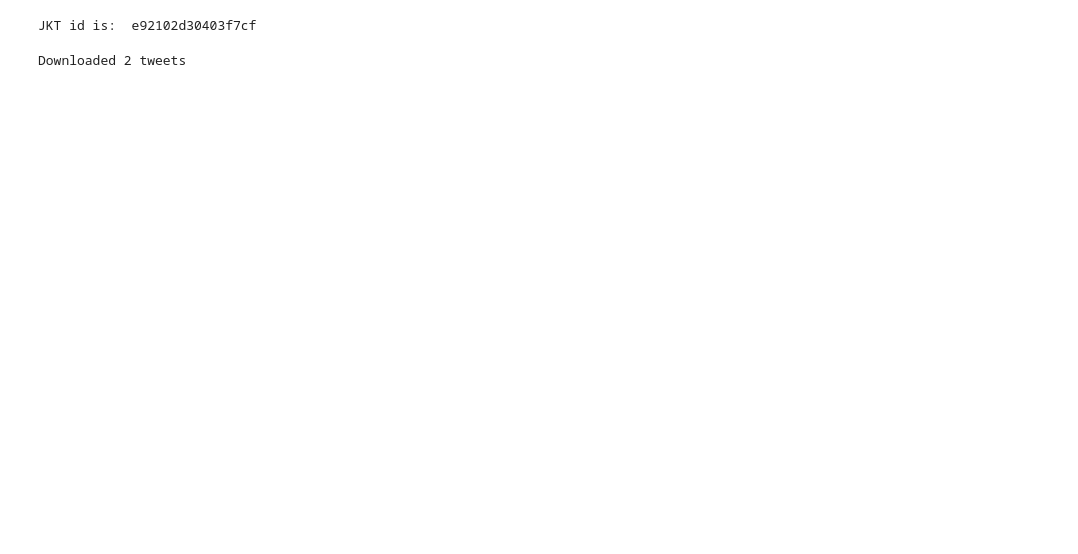
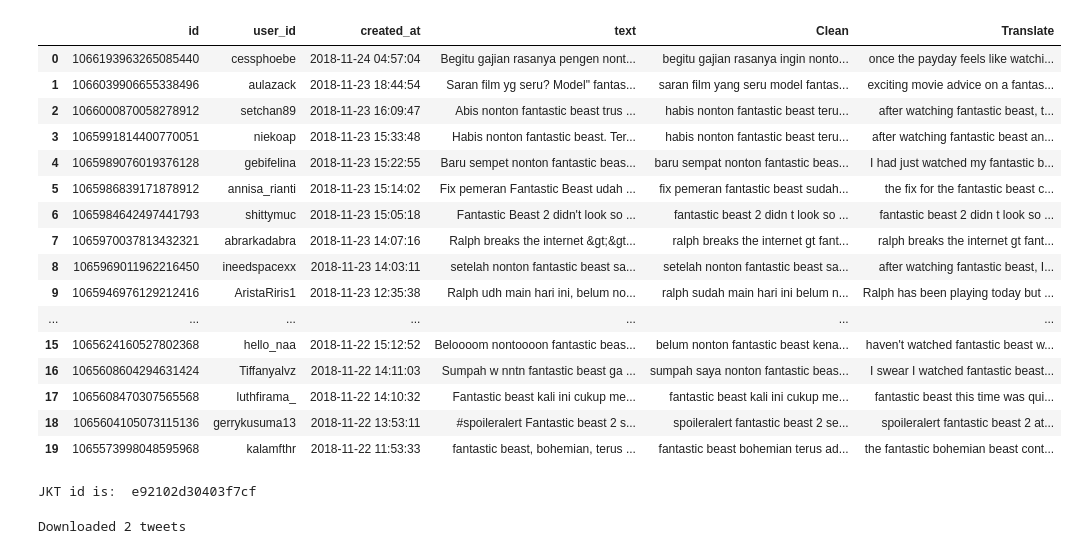
Before and after one commit to Ardhynata/SentimentAnalysisVenom, a Jupyter notebook: Venom.ipynb, the cells around one changed output. Drawn from its saved outputs; the diff is of its cells as text; code cells hidden in the pictures; blank space fills up the shorter version.

```diff
--- a/Venom.ipynb
+++ b/Venom.ipynb
@@ -198,3 +124,33 @@ contentClear
+# %%
+def translating(indo_blob):
+    translator = Translator()
+
+    blob = translator.translate(indo_blob, dest='en').text
+    contentTrans = list()
+    contentTrans.append(blob)
+
+    return " ".join(contentTrans)
+
+fb_jkt['Translate'] = fb_jkt['Clean'].apply(translating)
+fb_jkt.head(20)
+# %% [output]
+|  | id | user_id | created_at | text | Clean | Translate |
+| 0 | 1066193963265085440 | cessphoebe | 2018-11-24 04:57:04 | Begitu gajian rasanya pengen nont... | begitu gajian rasanya ingin nonto... | once the payday feels like watchi... |
+| 1 | 1066039906655338496 | aulazack | 2018-11-23 18:44:54 | Saran film yg seru? Model" fantas... | saran film yang seru model fantas... | exciting movie advice on a fantas... |
+| 2 | 1066000870058278912 | setchan89 | 2018-11-23 16:09:47 | Abis nonton fantastic beast trus ... | habis nonton fantastic beast teru... | after watching fantastic beast, t... |
+| 3 | 1065991814400770051 | niekoap | 2018-11-23 15:33:48 | Habis nonton fantastic beast. Ter... | habis nonton fantastic beast teru... | after watching fantastic beast an... |
+| 4 | 1065989076019376128 | gebifelina | 2018-11-23 15:22:55 | Baru sempet nonton fantastic beas... | baru sempat nonton fantastic beas... | I had just watched my fantastic b... |
+| 5 | 1065986839171878912 | annisa_rianti | 2018-11-23 15:14:02 | Fix pemeran Fantastic Beast udah ... | fix pemeran fantastic beast sudah... | the fix for the fantastic beast c... |
+| 6 | 1065984642497441793 | shittymuc | 2018-11-23 15:05:18 | Fantastic Beast 2 didn't look so ... | fantastic beast 2 didn t look so ... | fantastic beast 2 didn t look so ... |
+| 7 | 1065970037813432321 | abrarkadabra | 2018-11-23 14:07:16 | Ralph breaks the internet &gt;&gt... | ralph breaks the internet gt fant... | ralph breaks the internet gt fant... |
+| 8 | 1065969011962216450 | ineedspacexx | 2018-11-23 14:03:11 | setelah nonton fantastic beast sa... | setelah nonton fantastic beast sa... | after watching fantastic beast, I... |
+| 9 | 1065946976129212416 | AristaRiris1 | 2018-11-23 12:35:38 | Ralph udh main hari ini, belum no... | ralph sudah main hari ini belum n... | Ralph has been playing today but ... |
+| ... | ... | ... | ... | ... | ... | ... |
+| 15 | 1065624160527802368 | hello_naa | 2018-11-22 15:12:52 | Beloooom nontoooon fantastic beas... | belum nonton fantastic beast kena... | haven't watched fantastic beast w... |
+| 16 | 1065608604294631424 | Tiffanyalvz | 2018-11-22 14:11:03 | Sumpah w nntn fantastic beast ga ... | sumpah saya nonton fantastic beas... | I swear I watched fantastic beast... |
+| 17 | 1065608470307565568 | luthfirama_ | 2018-11-22 14:10:32 | Fantastic beast kali ini cukup me... | fantastic beast kali ini cukup me... | fantastic beast this time was qui... |
+| 18 | 1065604105073115136 | gerrykusuma13 | 2018-11-22 13:53:11 | #spoileralert Fantastic beast 2 s... | spoileralert fantastic beast 2 se... | spoileralert fantastic beast 2 at... |
+| 19 | 1065573998048595968 | kalamfthr | 2018-11-22 11:53:33 | fantastic beast, bohemian, terus ... | fantastic beast bohemian terus ad... | the fantastic bohemian beast cont... |
 # %%
 #bp_surabaya_tweets = tweepy.Cursor(api.search, q='venom', geocode="-7.2574719,112.75208829999997,50km").items()
 # %%
```
Also changed, not shown: parts of 10 cells of this notebook, 1 other file.
